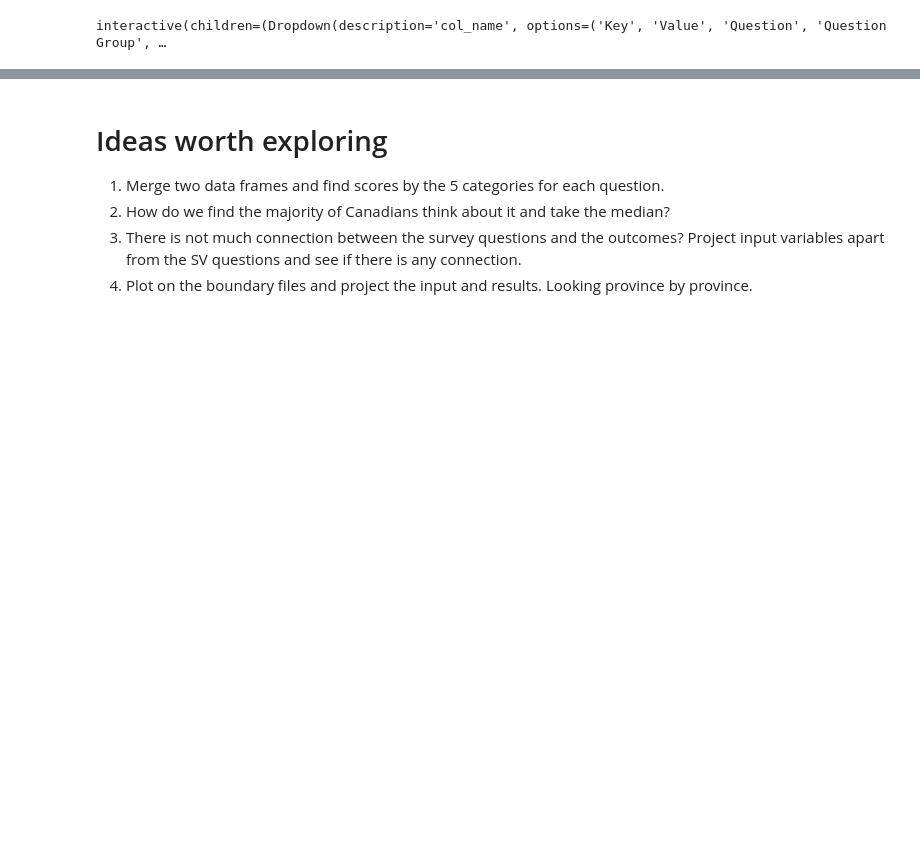
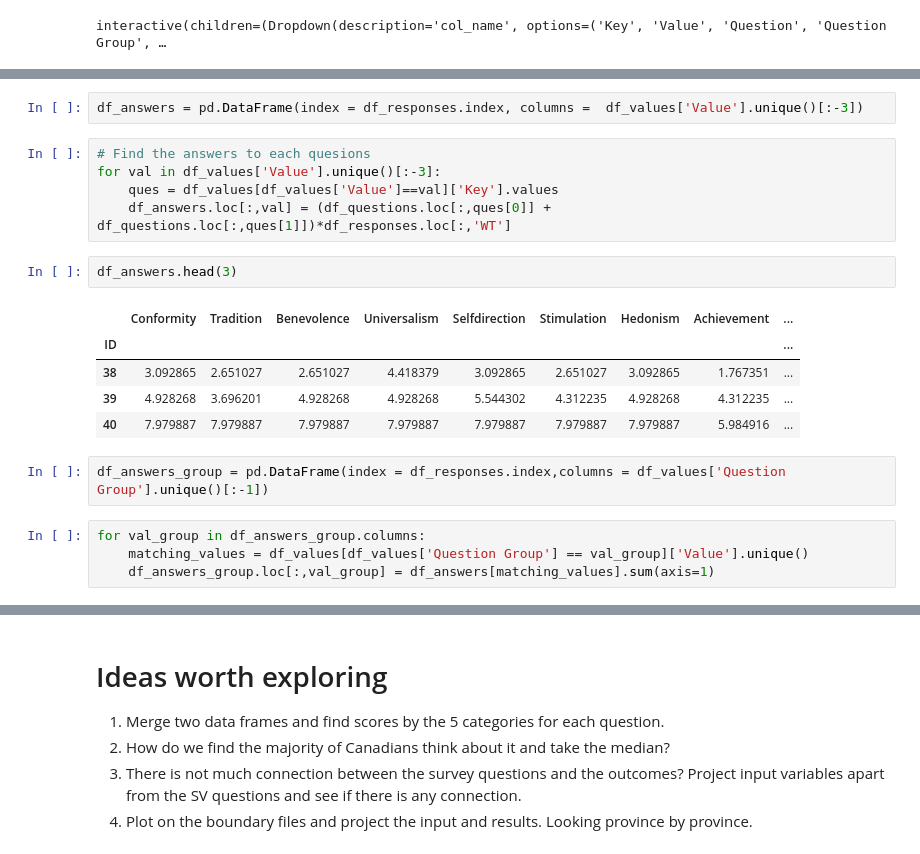
Before and after one commit to vishalbalashankar/canadian_social_harmony_research, a Jupyter notebook: notebooks/canadian_social_harmony_index_project.ipynb, the cells around one changed output, grey strips where cells are left out. Saved outputs shown, nothing was run; the diff lists cells and outputs as text; blank space fills up the shorter version.

```diff
--- a/notebooks/canadian_social_harmony_index_project.ipynb
+++ b/notebooks/canadian_social_harmony_index_project.ipynb
@@ -93,0 +104,21 @@ interactive(children=(Dropdown(description='col_name', options=('Key', 'Value',
+# %%
+df_answers = pd.DataFrame(index = df_responses.index, columns =  df_values['Value'].unique()[:-3])
+# %%
+# Find the answers to each quesions
+for val in df_values['Value'].unique()[:-3]:
+    ques = df_values[df_values['Value']==val]['Key'].values
+    df_answers.loc[:,val] = (df_questions.loc[:,ques[0]] + df_questions.loc[:,ques[1]])*df_responses.loc[:,'WT']
+# %%
+df_answers.head(3)
+# %% [output]
+|  | Conformity | Tradition | Benevolence | Universalism | Selfdirection | Stimulation | Hedonism | Achievement | ... |
+| ID |  |  |  |  |  |  |  |  | ... |
+| 38 | 3.092865 | 2.651027 | 2.651027 | 4.418379 | 3.092865 | 2.651027 | 3.092865 | 1.767351 | ... |
+| 39 | 4.928268 | 3.696201 | 4.928268 | 4.928268 | 5.544302 | 4.312235 | 4.928268 | 4.312235 | ... |
+| 40 | 7.979887 | 7.979887 | 7.979887 | 7.979887 | 7.979887 | 7.979887 | 7.979887 | 5.984916 | ... |
+# %%
+df_answers_group = pd.DataFrame(index = df_responses.index,columns = df_values['Question Group'].unique()[:-1])
+# %%
+for val_group in df_answers_group.columns:
+    matching_values = df_values[df_values['Question Group'] == val_group]['Value'].unique()
+    df_answers_group.loc[:,val_group] = df_answers[matching_values].sum(axis=1)
```
Also changed, not shown: parts of 15 cells of this notebook.
